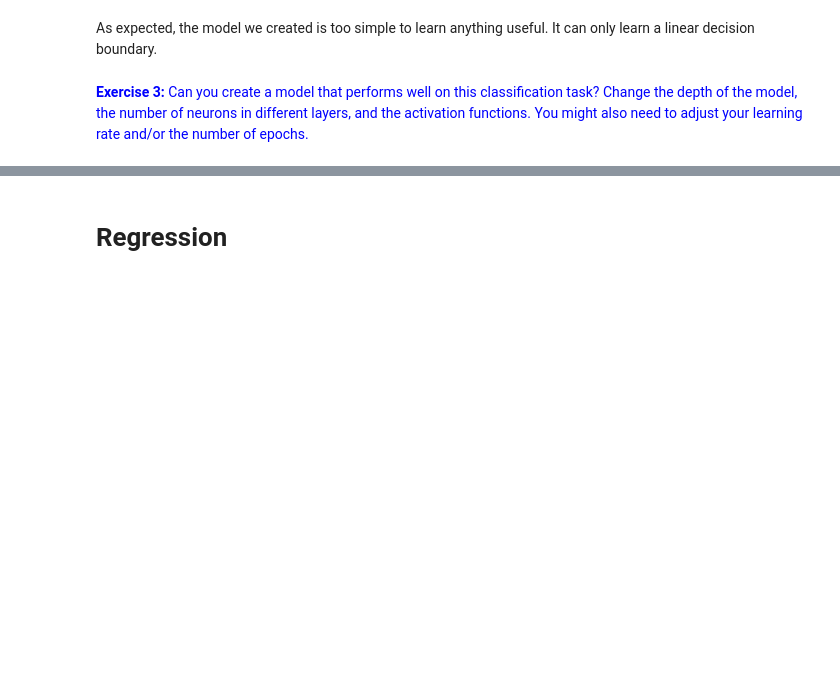
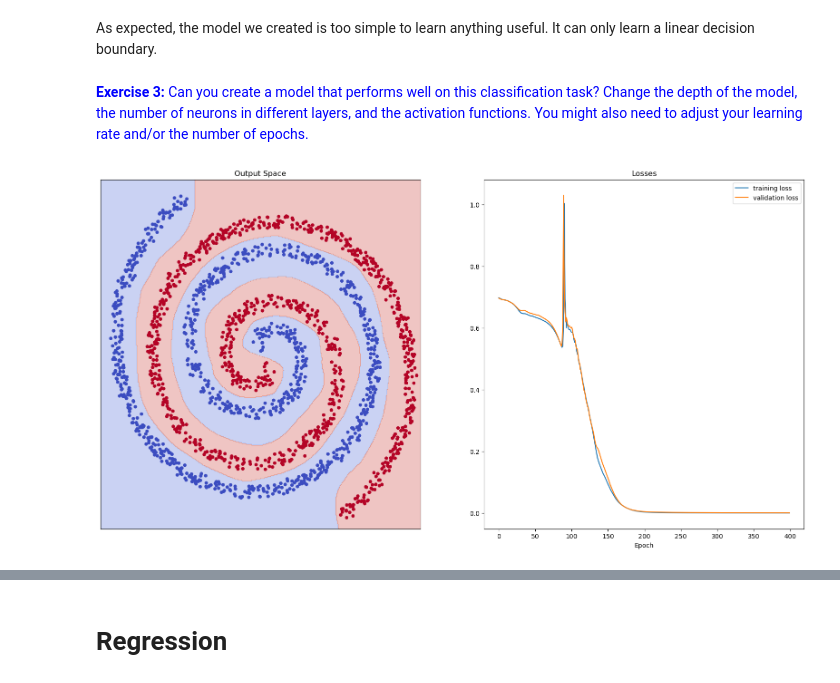
Before and after one commit to la1qa/XNAP-104407, a Jupyter notebook: W03_01_Intro_MLP.ipynb, the cells around one changed output, grey strips where cells are left out. Saved outputs shown, nothing was run; the diff lists cells and outputs as text; code cells hidden in the pictures; blank space fills up the shorter version.

```diff
--- a/W03_01_Intro_MLP.ipynb
+++ b/W03_01_Intro_MLP.ipynb
@@ -411,21 +412,39 @@ As expected, the model we created is too simple to learn anything useful. It can
 # %%
 import torch.nn as nn
 
 # Your Code Here
 class M3(nn.Module):
     def __init__(self, inDim, outDim):
         super().__init__()
         self.fc1 = nn.Linear(inDim, 100)
-        self.fc2 = nn.Linear(100, 100)
-        self.fc3 = nn.Linear(100, outDim)
+        self.seq = nn.Sequential(
+            nn.ReLU(),
+            nn.Linear(100, 200),
+            nn.ReLU(),
+            nn.Linear(200, 200),
+            nn.ReLU(),
+            nn.Linear(200, 200),
+            nn.ReLU(),
+            nn.Linear(200, 100),
+            nn.ReLU(),
+        )
+        self.fc2 = nn.Linear(100, outDim)
         self.relu = nn.ReLU()
     def forward(self, x):
         x = self.fc1(x)
-        x = self.relu(x)
+        x = self.seq(x)
         x = self.fc2(x)
-        x = self.relu(x)
-        x = self.fc3(x)
         return x
 
-losses = train(xSpiralTrain, ySpiralTrain, xSpiralVal, ySpiralVal, criterion, M3(D, C).to(device), optimizer, visualize_surface=True, epochs = 100)
+model_e3 = M3(D, C)
+model_e3.to(device)
+
+learning_rate = 1e-1
+lambda_l2 = 1e-5
+
+# we use the optim package to apply gradient descent for our parameter updates
+optimizer = torch.optim.SGD(model_e3.parameters(), lr=learning_rate, momentum=0.9, weight_decay=lambda_l2) # built-in L2
+
+losses = train(xSpiralTrain, ySpiralTrain, xSpiralVal, ySpiralVal, criterion, model_e3, optimizer, visualize_surface=True, epochs = 400)
 # %% [output]
+[figure, added]
```
Also changed, not shown: parts of 10 cells of this notebook.
